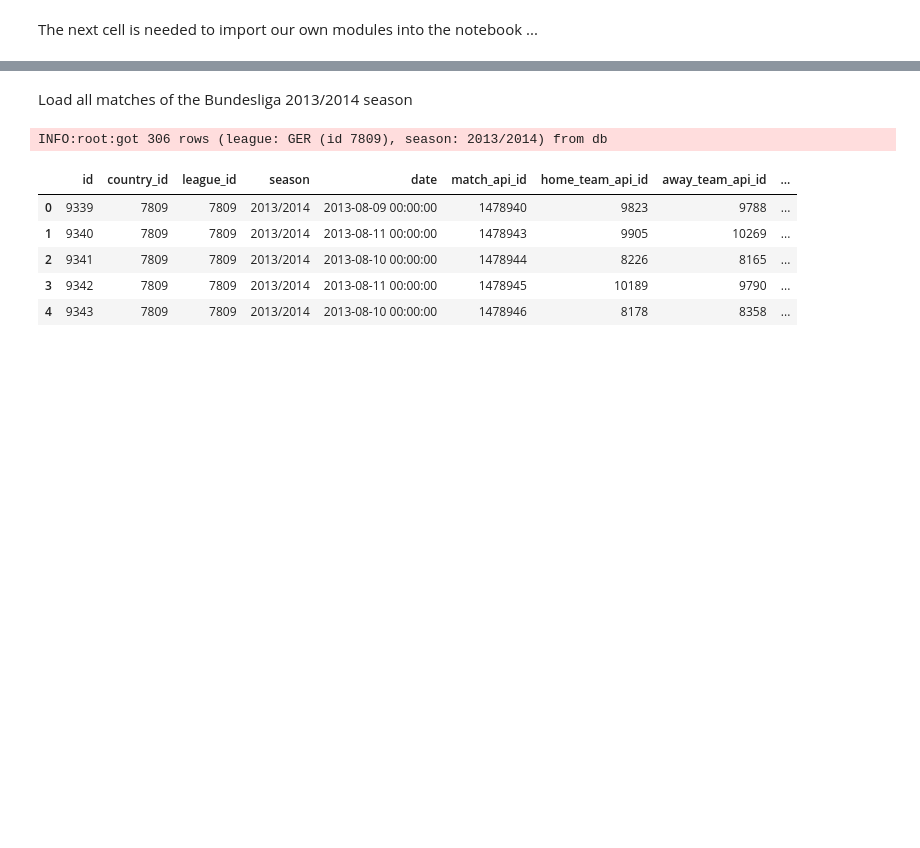
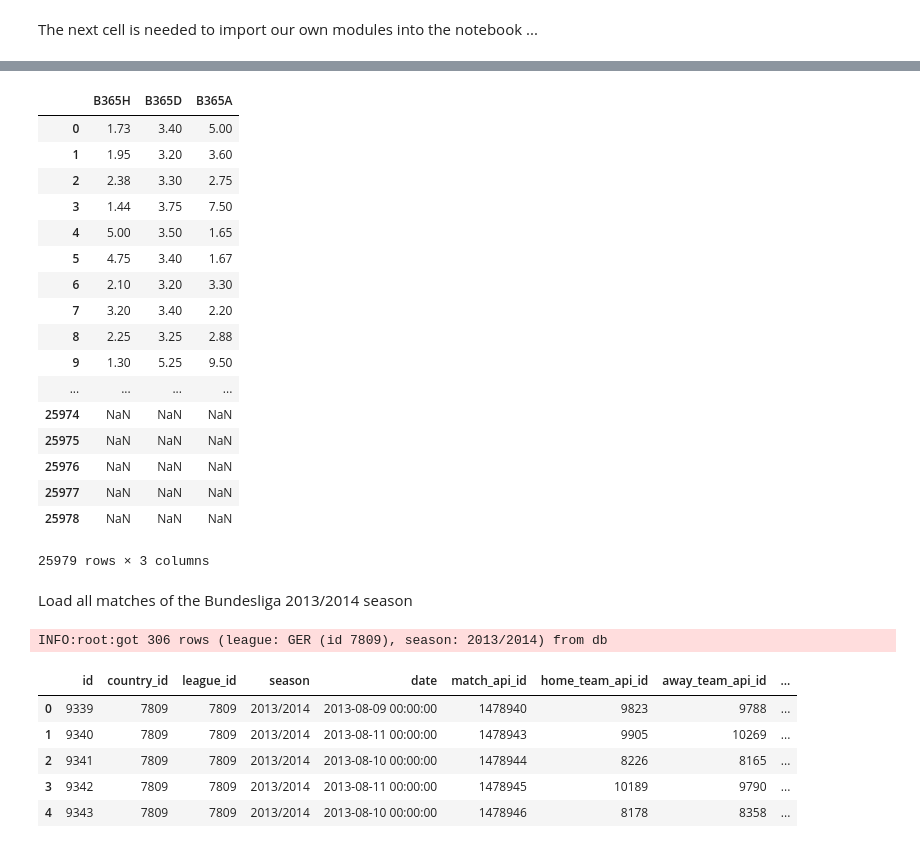
Before and after one commit to mariusdr/FootballPred, a Jupyter notebook: notebooks/nb2.ipynb, the cells around one changed output, grey strips where cells are left out. Drawn from its saved outputs; the diff is of its cells as text; code cells hidden in the pictures; blank space fills up the shorter version.

```diff
--- a/notebooks/nb2.ipynb
+++ b/notebooks/nb2.ipynb
@@ -22,3 +22,5 @@ if module_path not in sys.path:
 from dataset.db_query import *
 # %%
 conn = sqlite3.connect("../data/database.sqlite")
+# %%
+df = pd.read_sql_query("SELECT * FROM Match", conn)
@@ -25,3 +48,24 @@ conn = sqlite3.connect("../data/database.sqlite")
+# %%
+df.loc[:, ["B365H", "B365D", "B365A"]]
+# %% [output]
+|  | B365H | B365D | B365A |
+| 0 | 1.73 | 3.40 | 5.00 |
+| 1 | 1.95 | 3.20 | 3.60 |
+| 2 | 2.38 | 3.30 | 2.75 |
+| 3 | 1.44 | 3.75 | 7.50 |
+| 4 | 5.00 | 3.50 | 1.65 |
+| 5 | 4.75 | 3.40 | 1.67 |
+| 6 | 2.10 | 3.20 | 3.30 |
+| 7 | 3.20 | 3.40 | 2.20 |
+| 8 | 2.25 | 3.25 | 2.88 |
+| 9 | 1.30 | 5.25 | 9.50 |
+| ... | ... | ... | ... |
+| 25974 | NaN | NaN | NaN |
+| 25975 | NaN | NaN | NaN |
+| 25976 | NaN | NaN | NaN |
+| 25977 | NaN | NaN | NaN |
+| 25978 | NaN | NaN | NaN |
+25979 rows × 3 columns
 # %% [markdown]
 Load all matches of the Bundesliga 2013/2014 season
 # %%
```
Also changed, not shown: parts of 1 cell of this notebook, 10 other files.
